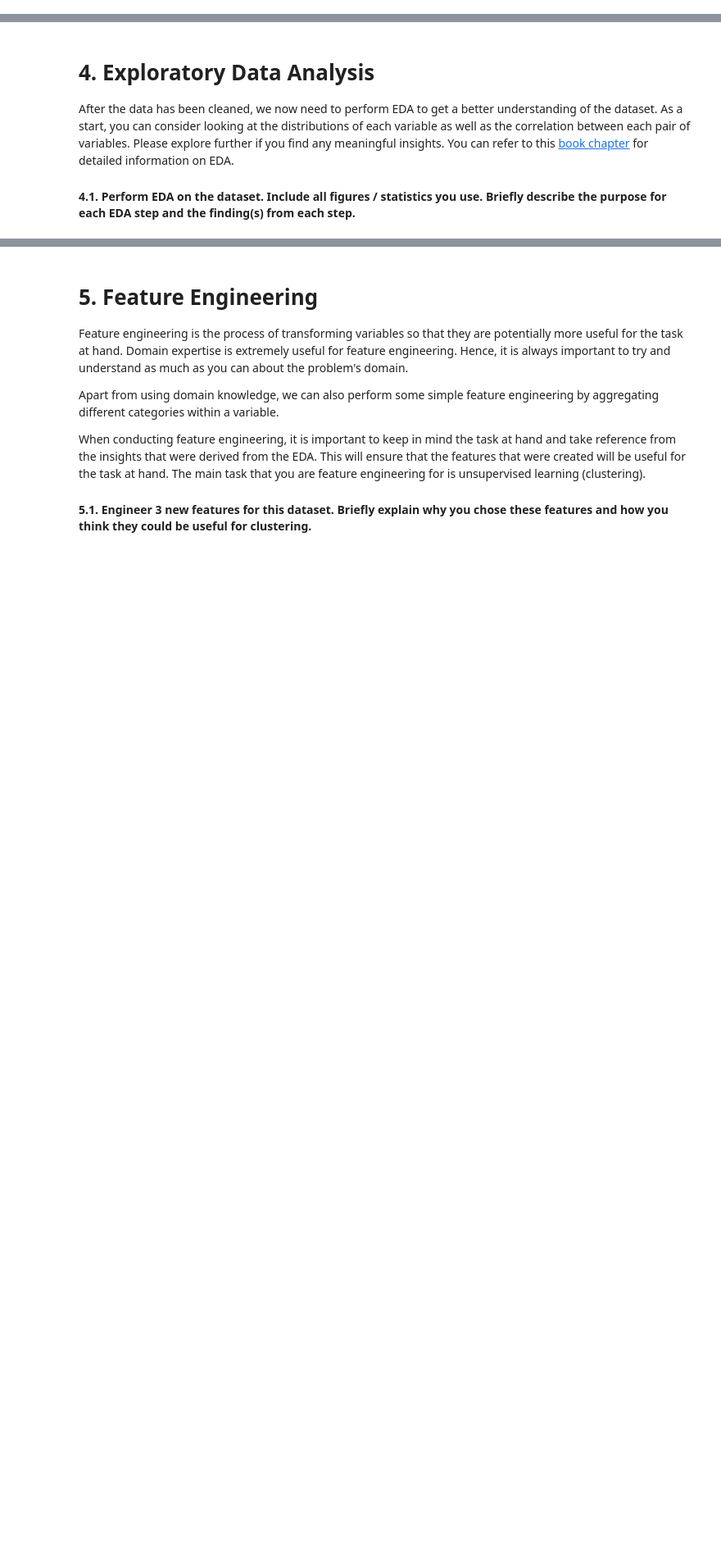
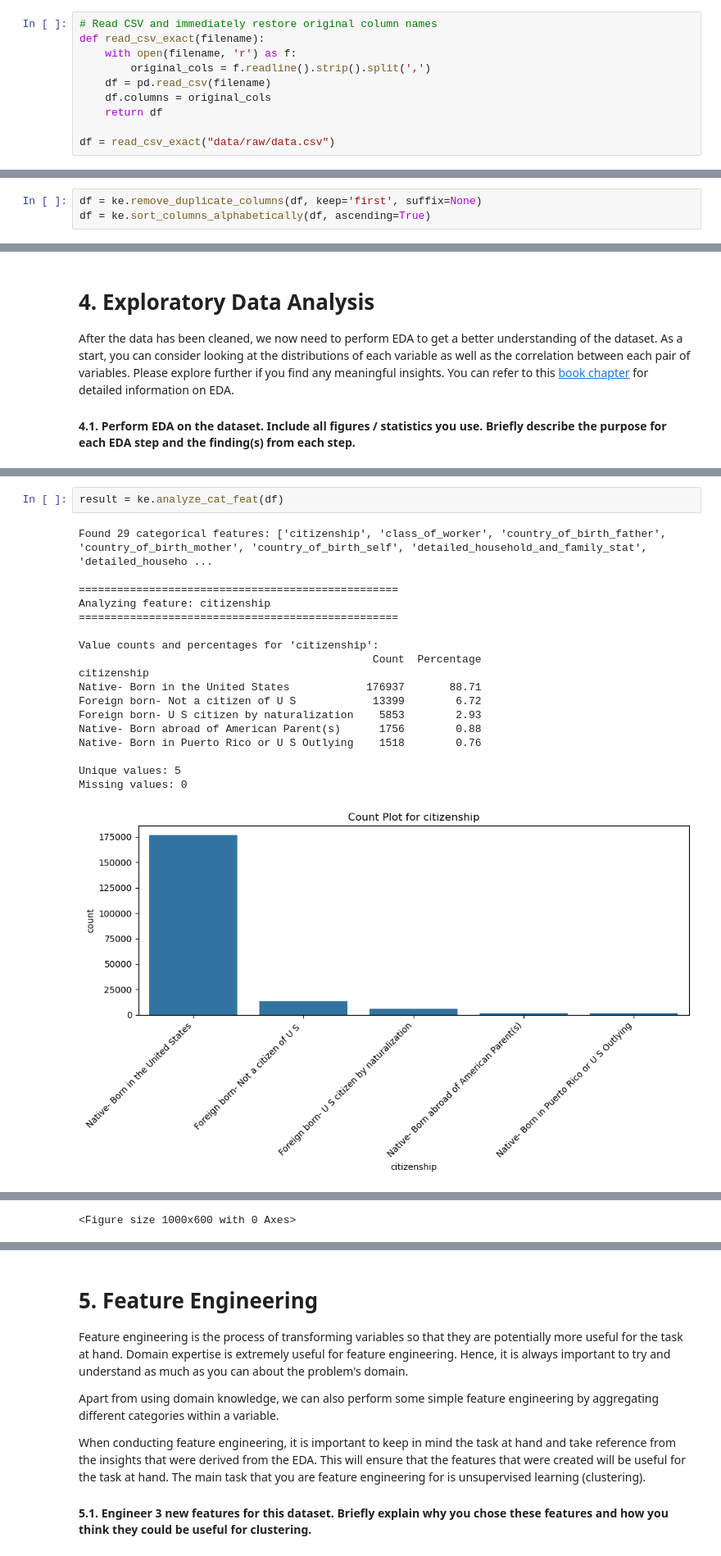
Before and after one commit to KheeErnWong/pre-aiap, a Jupyter notebook: assignment1/A1P1_data_cleaning_feature_engineering.ipynb, the cells around one changed output, grey strips where cells are left out. Shown at 82% size. Cells and saved outputs as stored; diff of their text form; blank space fills up the shorter version.

```diff
--- a/assignment1/A1P1_data_cleaning_feature_engineering.ipynb
+++ b/assignment1/A1P1_data_cleaning_feature_engineering.ipynb
@@ -134,3 +133,13 @@ print("✅ File saved: assignment1/data/raw/data.csv")
+# %%
+# Read CSV and immediately restore original column names
+def read_csv_exact(filename):
+    with open(filename, 'r') as f:
+        original_cols = f.readline().strip().split(',')
+    df = pd.read_csv(filename)
+    df.columns = original_cols
+    return df
+
+df = read_csv_exact("data/raw/data.csv")
 # %% [markdown]
 # 3. Data Cleaning
 
@@ -194,0 +203,3 @@ Column 'migration_prev_res_in_sunbelt': type = <class 'pandas.core.series.Series
+# %%
+df = ke.remove_duplicate_columns(df, keep='first', suffix=None)
+df = ke.sort_columns_alphabetically(df, ascending=True)
@@ -322,0 +242,21 @@ After the data has been cleaned, we now need to perform EDA to get a better unde
+# %%
+result = ke.analyze_cat_feat(df)
+# %% [output]
+Found 29 categorical features: ['citizenship', 'class_of_worker', 'country_of_birth_father', 'country_of_birth_mother', 'country_of_birth_self', 'detailed_household_and_family_stat', 'detailed_househo ...
+
+==================================================
+Analyzing feature: citizenship
+==================================================
+
+Value counts and percentages for 'citizenship':
+                                              Count  Percentage
+citizenship
+Native- Born in the United States            176937       88.71
+Foreign born- Not a citizen of U S            13399        6.72
+Foreign born- U S citizen by naturalization    5853        2.93
+Native- Born abroad of American Parent(s)      1756        0.88
+Native- Born in Puerto Rico or U S Outlying    1518        0.76
+
+Unique values: 5
+Missing values: 0
+[figure, added]
@@ -322,0 +300 @@ After the data has been cleaned, we now need to perform EDA to get a better unde
+<Figure size 1000x600 with 0 Axes>
```
Also changed, not shown: parts of 11 cells of this notebook, 2 other files.
